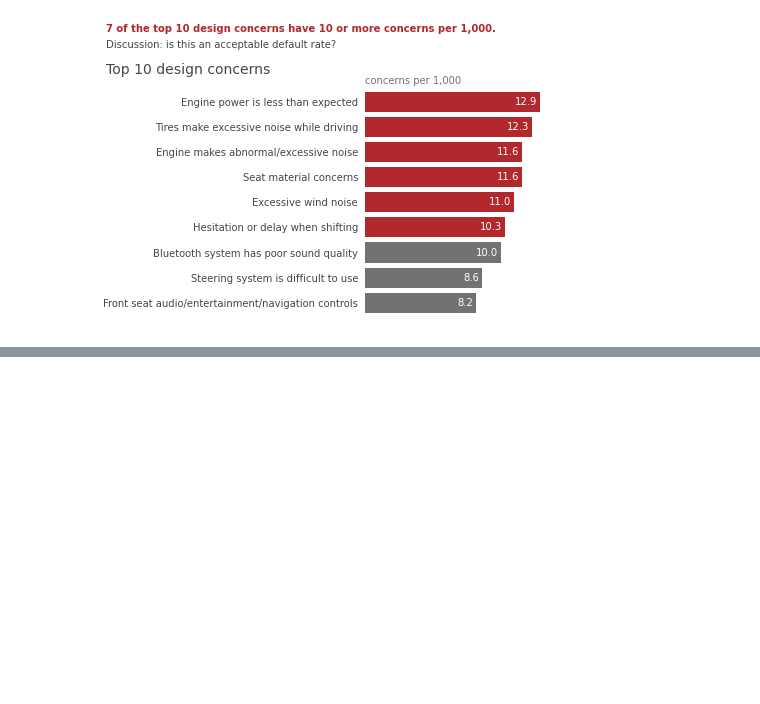
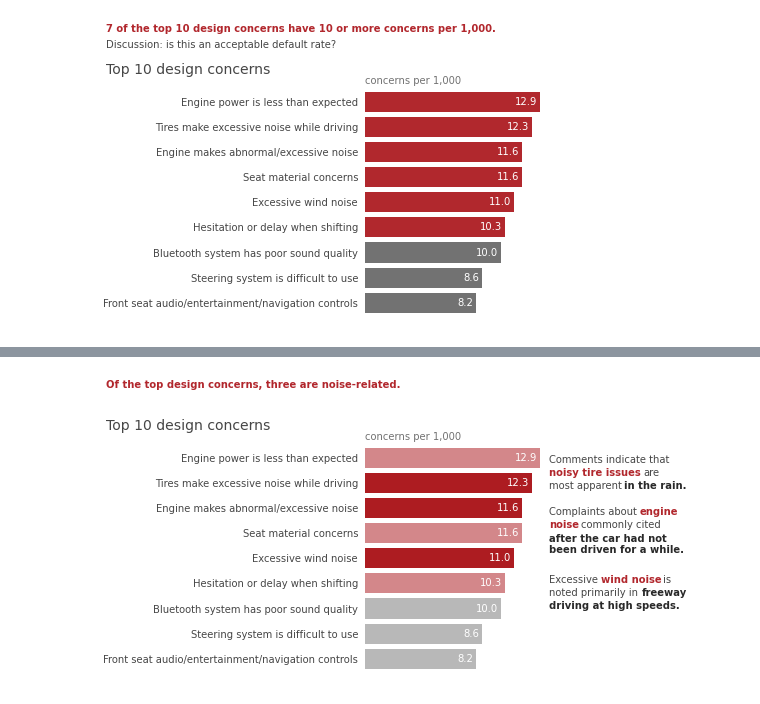
Before and after one commit to amandinhame/data-visualization-cookbook, a Jupyter notebook: matplotlib/storytelling_with_data.ipynb, the cells around one changed output, grey strips where cells are left out. Cells and saved outputs as stored; diff of their text form; code cells hidden in the pictures; blank space fills up the shorter version.

Commit message:
Add micro preattentive tributes chart

```diff
--- a/matplotlib/storytelling_with_data.ipynb
+++ b/matplotlib/storytelling_with_data.ipynb
@@ -1053,8 +1053,7 @@ palette = {
     'white': 'white',
     'red': plt.cm.Reds(220, 0.9),
     'grey': plt.cm.Greys(160, 1),
-    'grey_text': plt.cm.Greys(200, 1),
-    'light_grey': plt.cm.Greys(160, 0.7)
+    'grey_text': plt.cm.Greys(200, 1)
 }
 
 # Plot
@@ -1092,0 +1094,81 @@ plt.show()
+# %%
+import matplotlib.pyplot as plt
+import pandas as pd
+import numpy as np
+
+%matplotlib inline
+
+# Data
+data = pd.DataFrame([['Engine power is less than expected', 12.9],
+                     ['Tires make excessive noise while driving', 12.3],
+                     ['Engine makes abnormal/excessive noise', 11.6],
+                     ['Seat material concerns', 11.6],
+                     ['Excessive wind noise', 11],
+                     ['Hesitation or delay when shifting', 10.3],
+                     ['Bluetooth system has poor sound quality', 10.0],
+                     ['Steering system is difficult to use', 8.6],
+                     ['Front seat audio/entertainment/navigation controls', 8.2]],
+                   columns=['concerns', 'rate'])
+
+# Colors
+palette = {
+    'white': 'white',
+    'light_red': plt.cm.Reds(220, 0.5),
+    'red': plt.cm.Reds(220, 0.9),
+    'light_grey': plt.cm.Greys(100, 1),
+    'grey': plt.cm.Greys(160, 1),
+    'grey_text': plt.cm.Greys(200, 1),
+    'dark_grey_text': plt.cm.Greys(220, 1)
+}
+
+# Plot
+fig, ax = plt.subplots(figsize=(3, 4.5))
+fig.subplots_adjust(left=0.1, top=0.8, right=0.95, bottom=0.05)
+
+ax.barh(data['concerns'][::-1], data['rate'][::-1], color=palette['light_red'])
+ax.barh(data['concerns'][::-1][[1,2,4]], data['rate'][::-1][[1,2,4]], color=palette['red'])
+ax.barh(data['concerns'][::-1][:3], data['rate'][::-1][:3], color=palette['light_grey'])
+
+for i, r in enumerate(data['rate'][::-1]):
+    ax.text(r-0.2 , i, r, color=palette['white'], ha='right', va='center')
+
+# Axes
+ax.xaxis.set_visible(False)
+ax.tick_params(left=False, labelcolor=palette['grey_text'])
+
+for s in ax.spines:
+    ax.spines[s].set_visible(False)
+
+# Texts
+fig.text(-1.1, 0.95, 'Of the top design concerns, three are noise-related.',
+         color=palette['red'], size=10, weight='bold')
+
+fig.text(-1.1, 0.82, 'Top 10 design concerns',
+         color=palette['grey_text'], size=14)
+
+fig.text(0.1, 0.79, 'concerns per 1,000',
+         color=palette['grey'])
+
+fig.text(0.95, 0.72, 'Comments indicate that', color=palette['grey_text'])
+fig.text(0.95, 0.68, 'noisy tire issues', color=palette['red'], weight='bold')
+fig.text(1.39, 0.68, 'are', color=palette['grey_text'])
+fig.text(0.95, 0.64, 'most apparent', color=palette['grey_text'])
+fig.text(1.3, 0.64, 'in the rain.', color=palette['dark_grey_text'], weight='bold')
+
+fig.text(0.95, 0.56, 'Complaints about', color=palette['grey_text'])
+fig.text(1.37, 0.56, 'engine', color=palette['red'], weight='bold')
+fig.text(0.95, 0.52, 'noise', color=palette['red'], weight='bold')
+fig.text(1.1, 0.52, 'commonly cited', color=palette['grey_text'])
+fig.text(0.95, 0.44, 'after the car had not\nbeen driven for a while.',
+         color=palette['dark_grey_text'], weight='bold')
+
+fig.text(0.95, 0.35, 'Excessive', color=palette['grey_text'])
+fig.text(1.19, 0.35, 'wind noise', color=palette['red'], weight='bold')
+fig.text(1.48, 0.35, 'is', color=palette['grey_text'])
+fig.text(0.95, 0.31, 'noted primarily in', color=palette['grey_text'])
+fig.text(1.38, 0.31, 'freeway', color=palette['dark_grey_text'], weight='bold')
+fig.text(0.95, 0.27, 'driving at high speeds.', color=palette['dark_grey_text'], weight='bold')
+
+plt.show()
+# %% [output]
+[figure, added]
```
Also changed, not shown: parts of 2 cells of this notebook.
